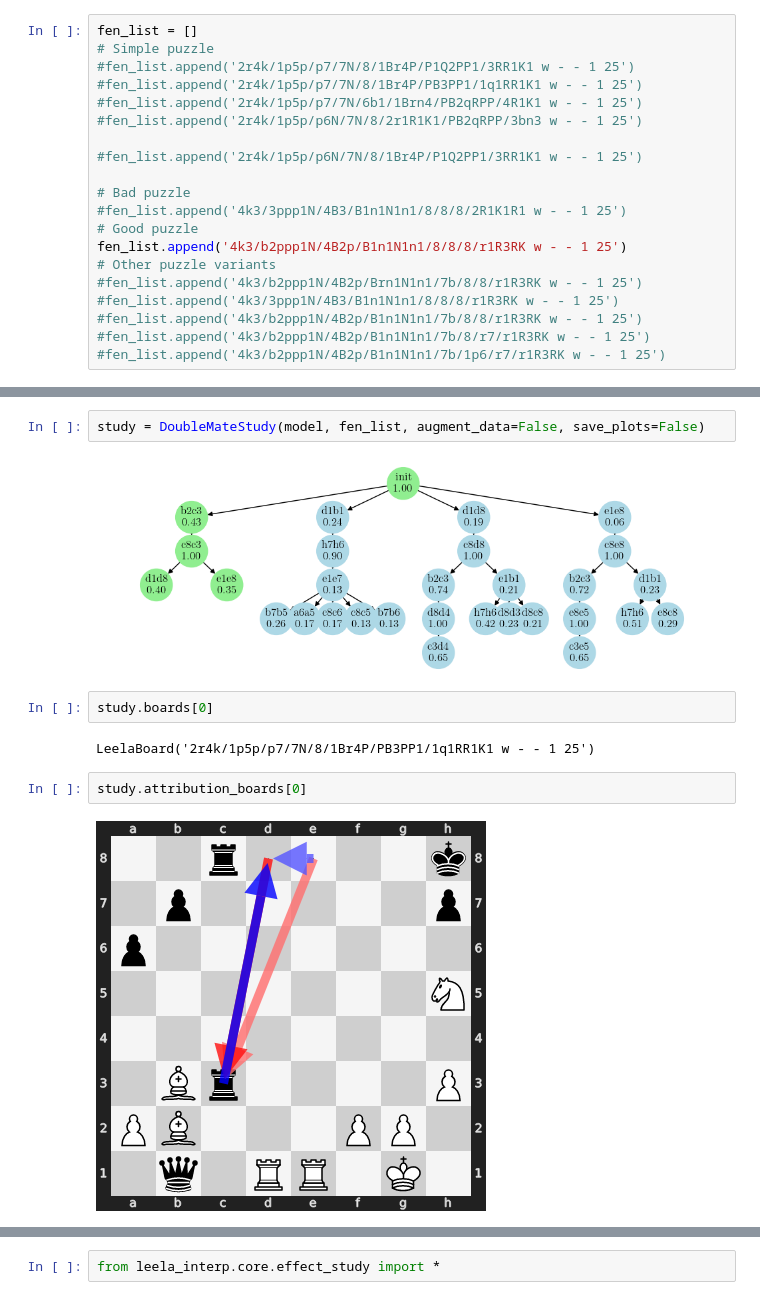
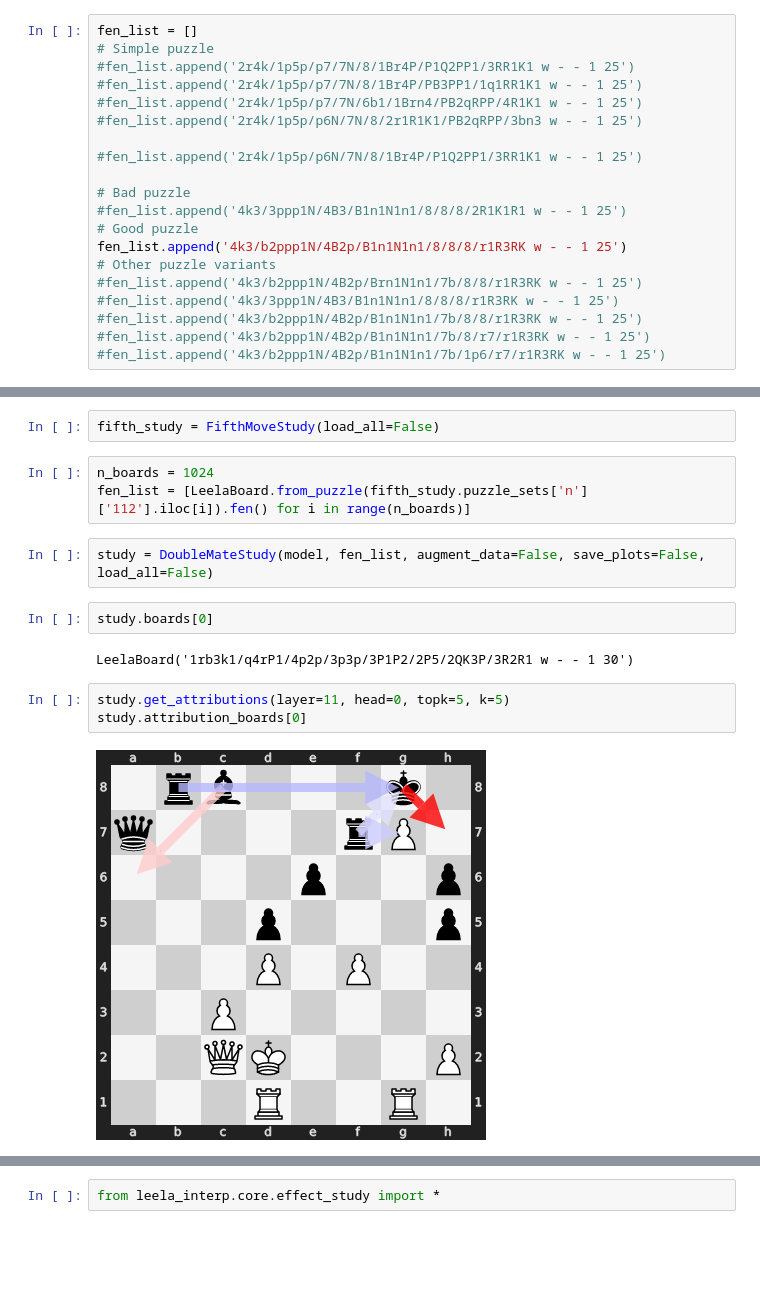
Before and after one commit to diogo-cruz/leela-interp, a Jupyter notebook: alternative_moves_L12H12_mate.ipynb, the cells around one changed output, grey strips where cells are left out. Cells and saved outputs as stored; diff of their text form; blank space fills up the shorter version.

```diff
--- a/alternative_moves_L12H12_mate.ipynb
+++ b/alternative_moves_L12H12_mate.ipynb
@@ -35,12 +48,16 @@ fen_list.append('4k3/b2ppp1N/4B2p/B1n1N1n1/8/8/8/r1R3RK w - - 1 25')
+# %%
+fifth_study = FifthMoveStudy(load_all=False)
+# %%
+n_boards = 1024
+fen_list = [LeelaBoard.from_puzzle(fifth_study.puzzle_sets['n']['112'].iloc[i]).fen() for i in range(n_boards)]
 # %%
-study = DoubleMateStudy(model, fen_list, augment_data=False, save_plots=False)
+study = DoubleMateStudy(model, fen_list, augment_data=False, save_plots=False, load_all=False)
-# %% [output]
-[figure, removed]
 # %%
 study.boards[0]
 # %% [output]
-LeelaBoard('2r4k/1p5p/p7/7N/8/1Br4P/PB3PP1/1q1RR1K1 w - - 1 25')
+LeelaBoard('1rb3k1/q4rP1/4p2p/3p3p/3P1P2/2P5/2QK3P/3R2R1 w - - 1 30')
-# %%
-study.attribution_boards[0]
-# %% [output]
-[figure, removed]
+# %%
+study.get_attributions(layer=11, head=0, topk=5, k=5)
+study.attribution_boards[0]
+# %% [output]
+[figure, added]
```
Also changed, not shown: parts of 18 cells of this notebook, 4 other files.
